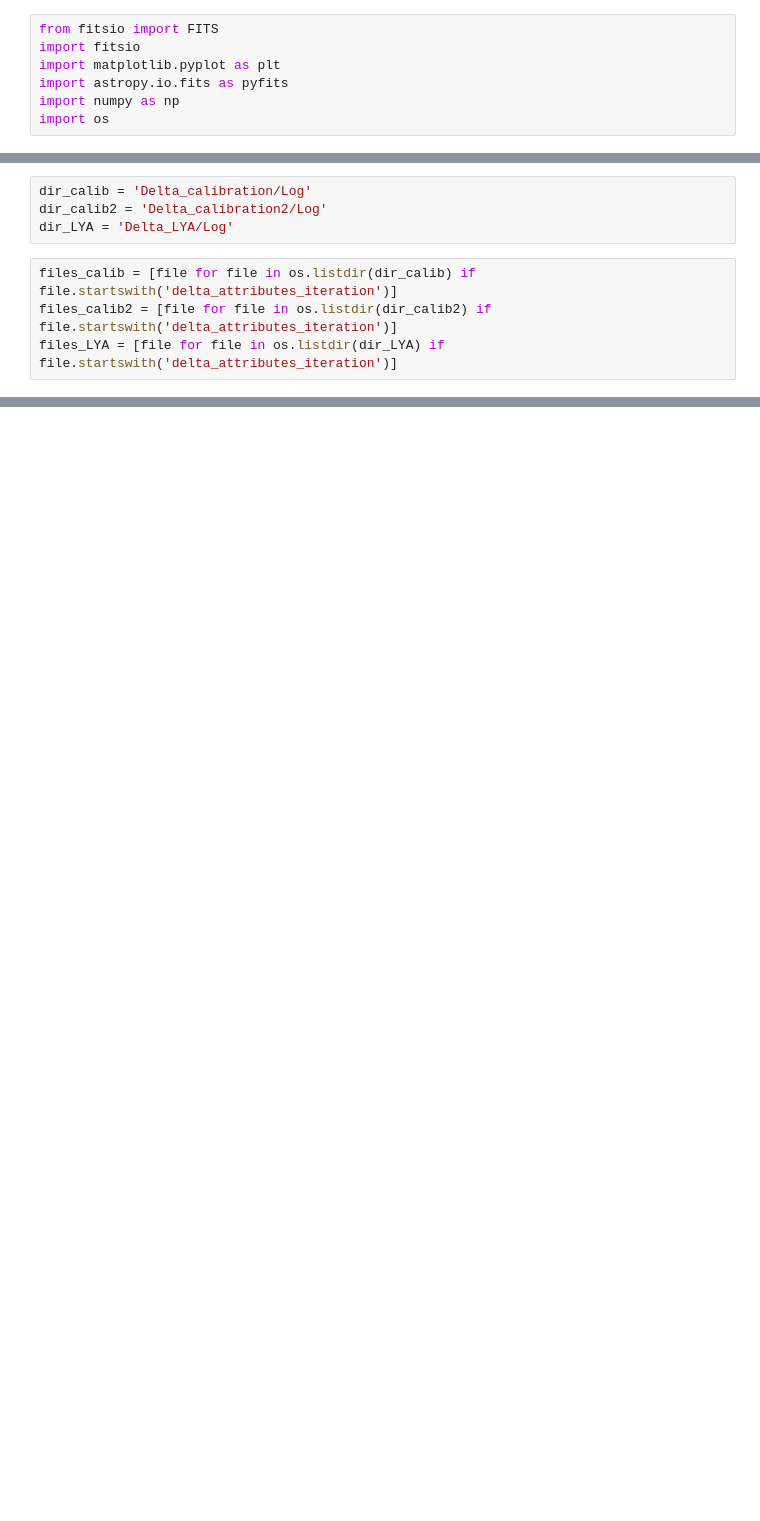
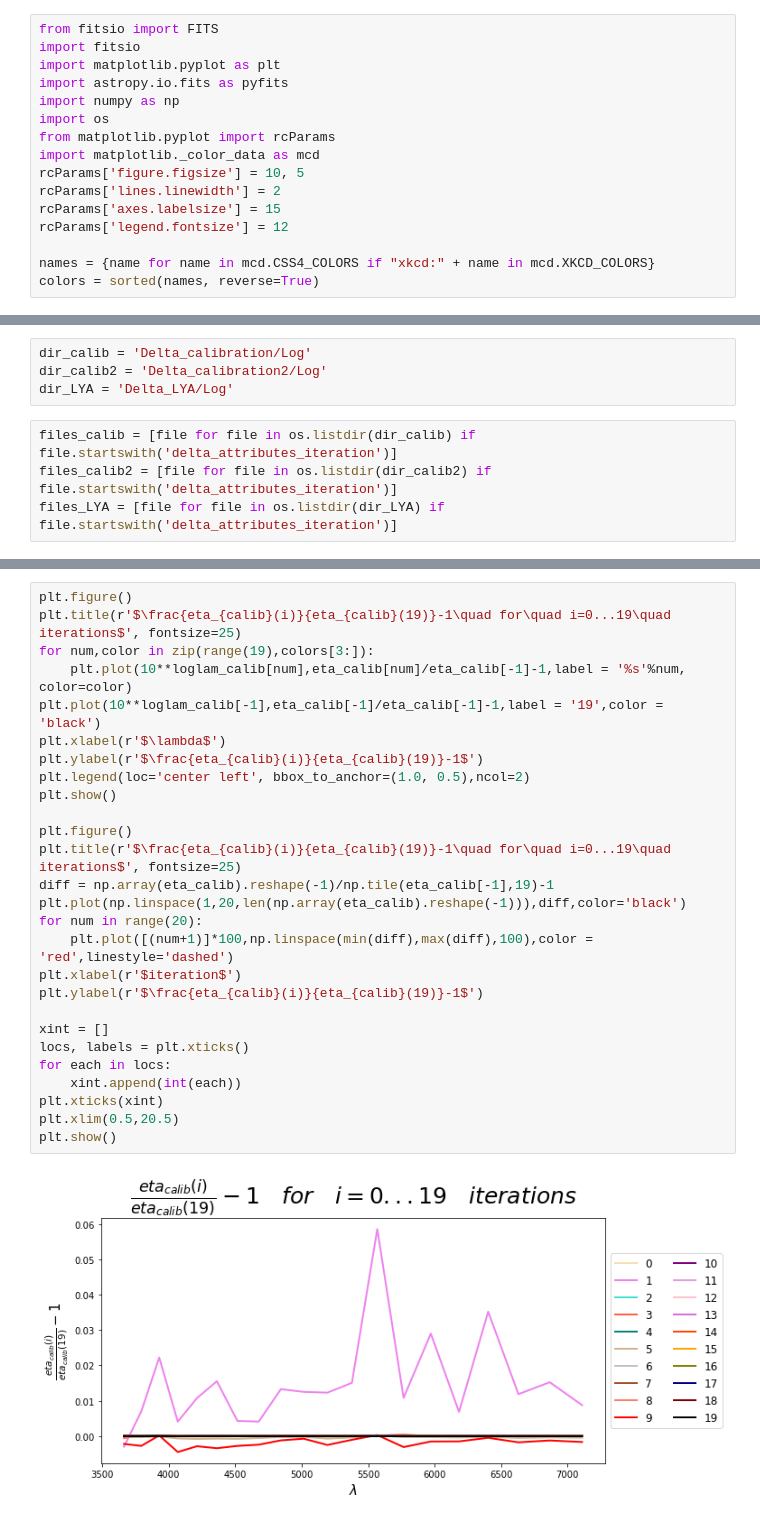
Before and after one commit to moonlovist/Picca_convergence_check, a Jupyter notebook: picca_convergence.ipynb, the cells around one changed output, grey strips where cells are left out. Drawn from its saved outputs; the diff is of its cells as text; blank space fills up the shorter version.

```diff
--- a/picca_convergence.ipynb
+++ b/picca_convergence.ipynb
@@ -5,3 +5,12 @@ import matplotlib.pyplot as plt
 import astropy.io.fits as pyfits
 import numpy as np
 import os
+from matplotlib.pyplot import rcParams
+import matplotlib._color_data as mcd
+rcParams['figure.figsize'] = 10, 5
+rcParams['lines.linewidth'] = 2
+rcParams['axes.labelsize'] = 15
+rcParams['legend.fontsize'] = 12
+
+names = {name for name in mcd.CSS4_COLORS if "xkcd:" + name in mcd.XKCD_COLORS}
+colors = sorted(names, reverse=True)
@@ -259,0 +95,29 @@ plt.show()
+# %%
+plt.figure()
+plt.title(r'$\frac{eta_{calib}(i)}{eta_{calib}(19)}-1\quad for\quad i=0...19\quad iterations$', fontsize=25)
+for num,color in zip(range(19),colors[3:]):
+    plt.plot(10**loglam_calib[num],eta_calib[num]/eta_calib[-1]-1,label = '%s'%num, color=color)
+plt.plot(10**loglam_calib[-1],eta_calib[-1]/eta_calib[-1]-1,label = '19',color = 'black')
+plt.xlabel(r'$\lambda$')
+plt.ylabel(r'$\frac{eta_{calib}(i)}{eta_{calib}(19)}-1$')
+plt.legend(loc='center left', bbox_to_anchor=(1.0, 0.5),ncol=2)
+plt.show()
+
+plt.figure()
+plt.title(r'$\frac{eta_{calib}(i)}{eta_{calib}(19)}-1\quad for\quad i=0...19\quad iterations$', fontsize=25)
+diff = np.array(eta_calib).reshape(-1)/np.tile(eta_calib[-1],19)-1
+plt.plot(np.linspace(1,20,len(np.array(eta_calib).reshape(-1))),diff,color='black')
+for num in range(20):
+    plt.plot([(num+1)]*100,np.linspace(min(diff),max(diff),100),color = 'red',linestyle='dashed')
+plt.xlabel(r'$iteration$')
+plt.ylabel(r'$\frac{eta_{calib}(i)}{eta_{calib}(19)}-1$')
+
+xint = []
+locs, labels = plt.xticks()
+for each in locs:
+    xint.append(int(each))
+plt.xticks(xint)
+plt.xlim(0.5,20.5)
+plt.show()
+# %% [output]
+[figure, added]
```
Also changed, not shown: parts of 43 cells of this notebook.
